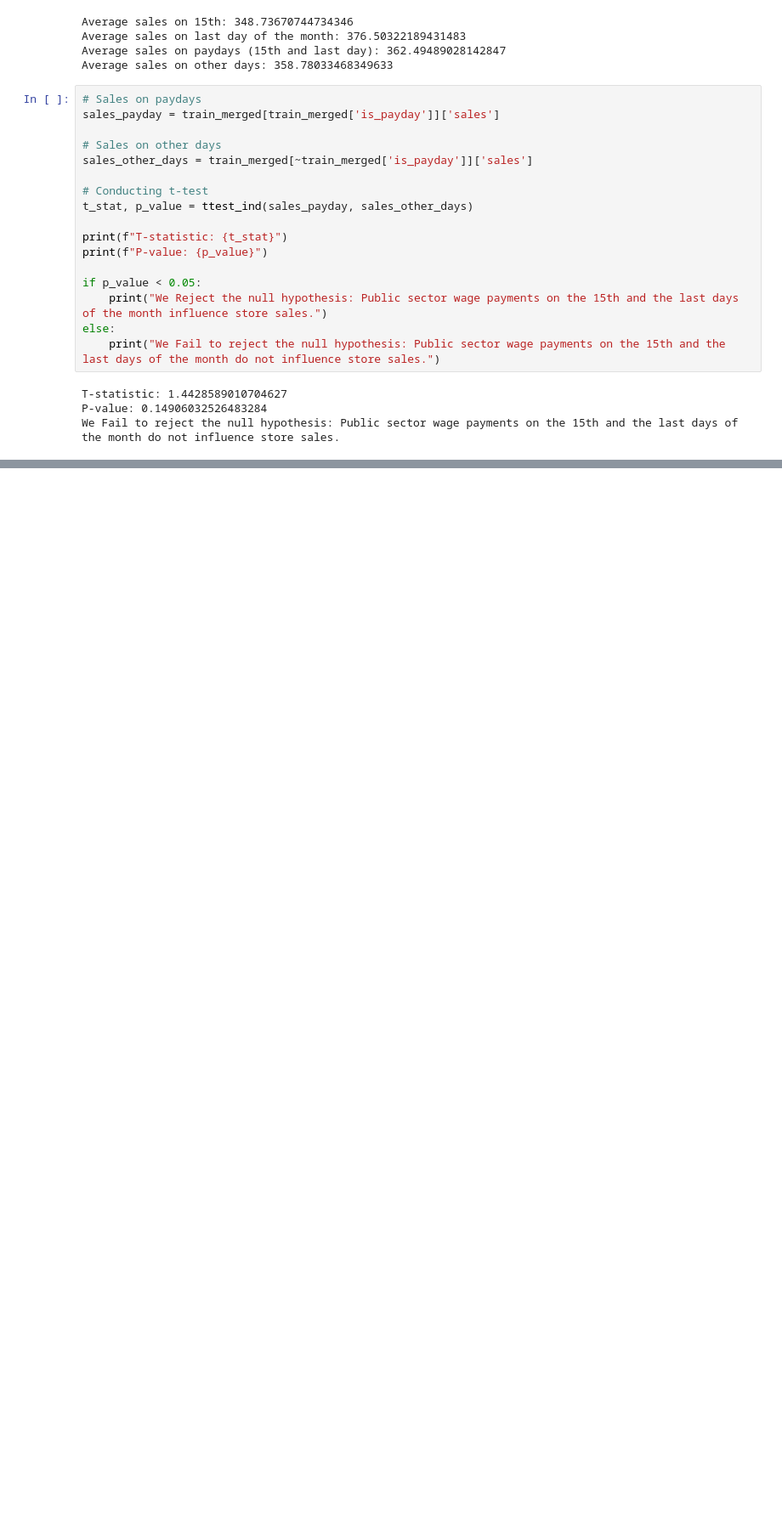
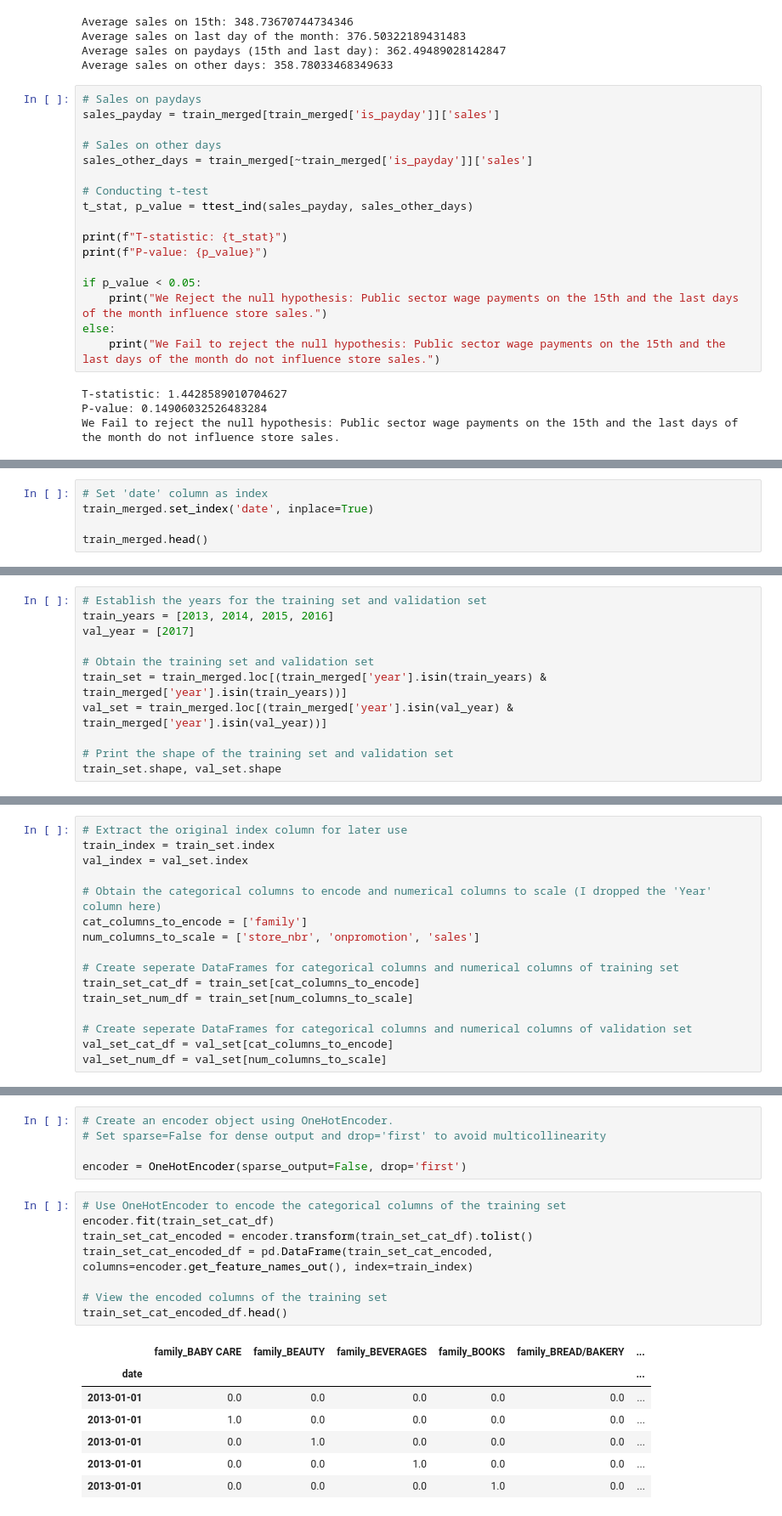
Before and after one commit to GlennRockson/Store_Sales_Predictions, a Jupyter notebook: main.ipynb, the cells around one changed output, grey strips where cells are left out. Shown at 85% size. Drawn from its saved outputs; the diff is of its cells as text; blank space fills up the shorter version.

Commit message:
Push main notebook and data

```diff
--- a/main.ipynb
+++ b/main.ipynb
@@ -1245,0 +1358,5 @@ We Fail to reject the null hypothesis: Public sector wage payments on the 15th a
+# %%
+# Set 'date' column as index
+train_merged.set_index('date', inplace=True)
+
+train_merged.head()
@@ -1245,0 +1381,11 @@ We Fail to reject the null hypothesis: Public sector wage payments on the 15th a
+# %%
+# Establish the years for the training set and validation set
+train_years = [2013, 2014, 2015, 2016]
+val_year = [2017]
+
+# Obtain the training set and validation set
+train_set = train_merged.loc[(train_merged['year'].isin(train_years) & train_merged['year'].isin(train_years))]
+val_set = train_merged.loc[(train_merged['year'].isin(val_year) & train_merged['year'].isin(val_year))]
+
+# Print the shape of the training set and validation set
+train_set.shape, val_set.shape
@@ -1245,0 +1411,16 @@ We Fail to reject the null hypothesis: Public sector wage payments on the 15th a
+# %%
+# Extract the original index column for later use
+train_index = train_set.index
+val_index = val_set.index
+
+# Obtain the categorical columns to encode and numerical columns to scale (I dropped the 'Year' column here)
+cat_columns_to_encode = ['family']
+num_columns_to_scale = ['store_nbr', 'onpromotion', 'sales']
+
+# Create seperate DataFrames for categorical columns and numerical columns of training set
+train_set_cat_df = train_set[cat_columns_to_encode]
+train_set_num_df = train_set[num_columns_to_scale]
+
+# Create seperate DataFrames for categorical columns and numerical columns of validation set
+val_set_cat_df = val_set[cat_columns_to_encode]
+val_set_num_df = val_set[num_columns_to_scale]
@@ -1245,0 +1429,21 @@ We Fail to reject the null hypothesis: Public sector wage payments on the 15th a
+# %%
+# Create an encoder object using OneHotEncoder.
+# Set sparse=False for dense output and drop='first' to avoid multicollinearity
+
+encoder = OneHotEncoder(sparse_output=False, drop='first')
+# %%
+# Use OneHotEncoder to encode the categorical columns of the training set
+encoder.fit(train_set_cat_df)
+train_set_cat_encoded = encoder.transform(train_set_cat_df).tolist()
+train_set_cat_encoded_df = pd.DataFrame(train_set_cat_encoded, columns=encoder.get_feature_names_out(), index=train_index)
+
+# View the encoded columns of the training set
+train_set_cat_encoded_df.head()
+# %% [output]
+|  | family_BABY CARE | family_BEAUTY | family_BEVERAGES | family_BOOKS | family_BREAD/BAKERY | ... |
+| date |  |  |  |  |  | ... |
+| 2013-01-01 | 0.0 | 0.0 | 0.0 | 0.0 | 0.0 | ... |
+| 2013-01-01 | 1.0 | 0.0 | 0.0 | 0.0 | 0.0 | ... |
+| 2013-01-01 | 0.0 | 1.0 | 0.0 | 0.0 | 0.0 | ... |
+| 2013-01-01 | 0.0 | 0.0 | 1.0 | 0.0 | 0.0 | ... |
+| 2013-01-01 | 0.0 | 0.0 | 0.0 | 1.0 | 0.0 | ... |
```
Also changed, not shown: parts of 27 cells of this notebook, 1 other file.
